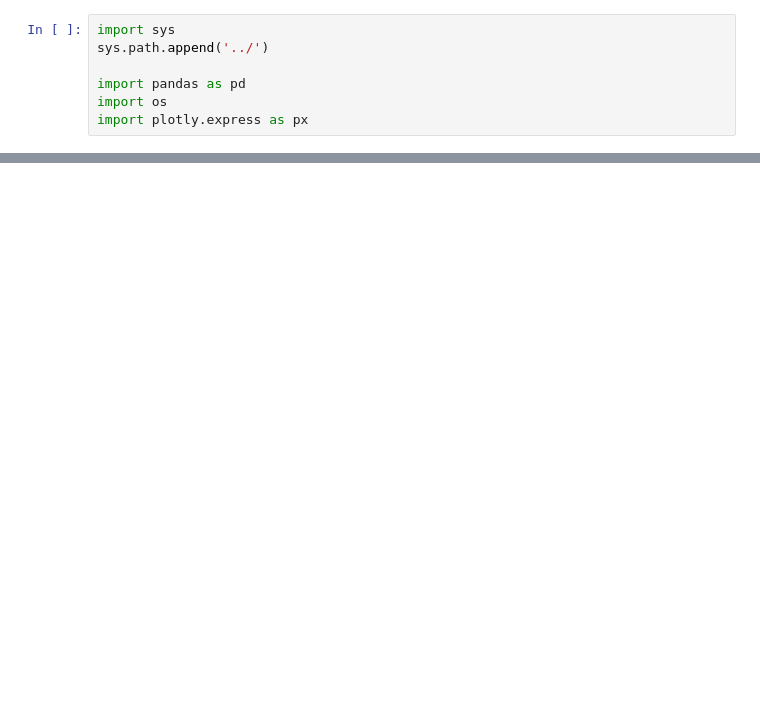
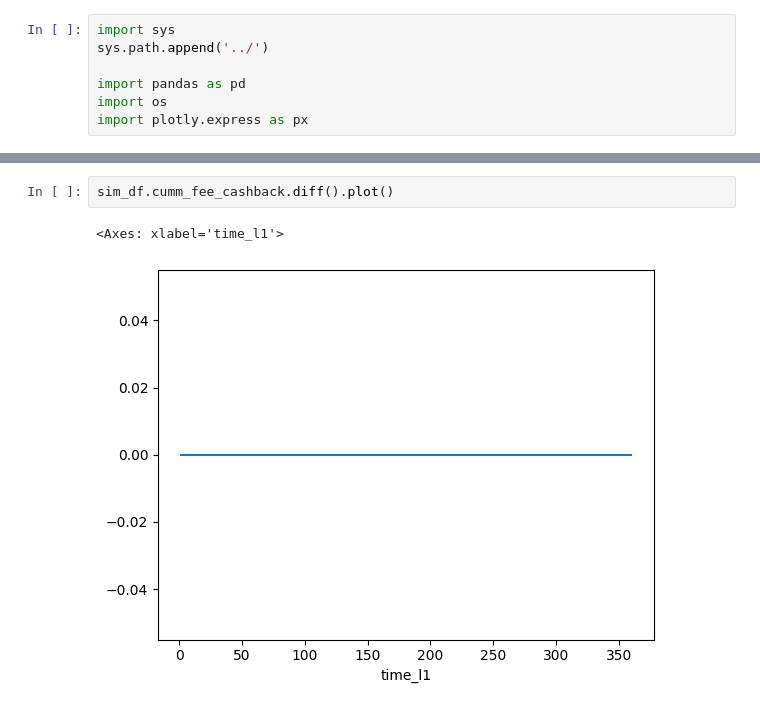
Before and after one commit to BlockScience/aztec-gddt, a Jupyter notebook: notebooks/test_run.ipynb, the cells around one changed output, grey strips where cells are left out. Saved outputs shown, nothing was run; the diff lists cells and outputs as text; blank space fills up the shorter version.

```diff
--- a/notebooks/test_run.ipynb
+++ b/notebooks/test_run.ipynb
@@ -86,0 +72,5 @@ Name: current_process, Length: 361, dtype: float64
+# %%
+sim_df.cumm_fee_cashback.diff().plot()
+# %% [output]
+<Axes: xlabel='time_l1'>
+[figure, added]
```
Also changed, not shown: parts of 10 cells of this notebook, 5 other files.
